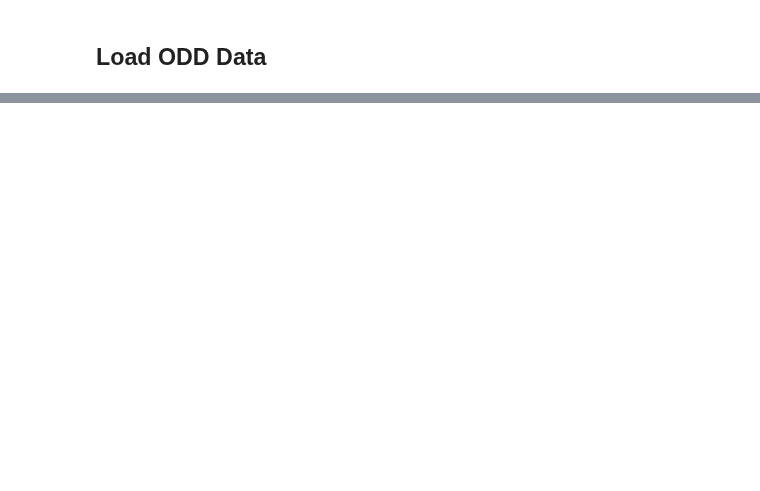
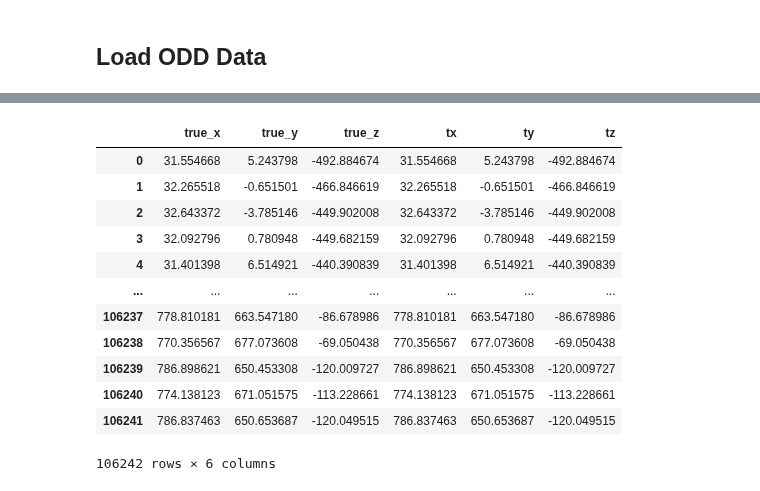
Before and after one commit to OpenDataDetector/ColliderML-Production, a Jupyter notebook: notebooks/physics/6_DM_digitisation_study.ipynb, the cells around one changed output, grey strips where cells are left out. Cells and saved outputs as stored; diff of their text form; code cells hidden in the pictures; blank space fills up the shorter version.

```diff
--- a/notebooks/physics/6_DM_digitisation_study.ipynb
+++ b/notebooks/physics/6_DM_digitisation_study.ipynb
@@ -98,3 +50,0 @@ hits_data
-# %%
-hits_df = ak.to_dataframe(hits_data)
-hits_df
@@ -196,0 +136,19 @@ df
+# %%
+# Merge geo measurements and hits on true_x, true_y, true_z
+shared_measurements_df = geo_measurements_df.merge(hits_df, left_on=["true_x", "true_y", "true_z"], right_on=["tx", "ty", "tz"], how="inner")
+# %%
+shared_measurements_df[["true_x", "true_y", "true_z", "tx", "ty", "tz"]]
+# %% [output]
+|  | true_x | true_y | true_z | tx | ty | tz |
+| 0 | 31.554668 | 5.243798 | -492.884674 | 31.554668 | 5.243798 | -492.884674 |
+| 1 | 32.265518 | -0.651501 | -466.846619 | 32.265518 | -0.651501 | -466.846619 |
+| 2 | 32.643372 | -3.785146 | -449.902008 | 32.643372 | -3.785146 | -449.902008 |
+| 3 | 32.092796 | 0.780948 | -449.682159 | 32.092796 | 0.780948 | -449.682159 |
+| 4 | 31.401398 | 6.514921 | -440.390839 | 31.401398 | 6.514921 | -440.390839 |
+| ... | ... | ... | ... | ... | ... | ... |
+| 106237 | 778.810181 | 663.547180 | -86.678986 | 778.810181 | 663.547180 | -86.678986 |
+| 106238 | 770.356567 | 677.073608 | -69.050438 | 770.356567 | 677.073608 | -69.050438 |
+| 106239 | 786.898621 | 650.453308 | -120.009727 | 786.898621 | 650.453308 | -120.009727 |
+| 106240 | 774.138123 | 671.051575 | -113.228661 | 774.138123 | 671.051575 | -113.228661 |
+| 106241 | 786.837463 | 650.653687 | -120.049515 | 786.837463 | 650.653687 | -120.049515 |
+106242 rows × 6 columns
```
Also changed, not shown: parts of 27 cells of this notebook, 13 other files.
